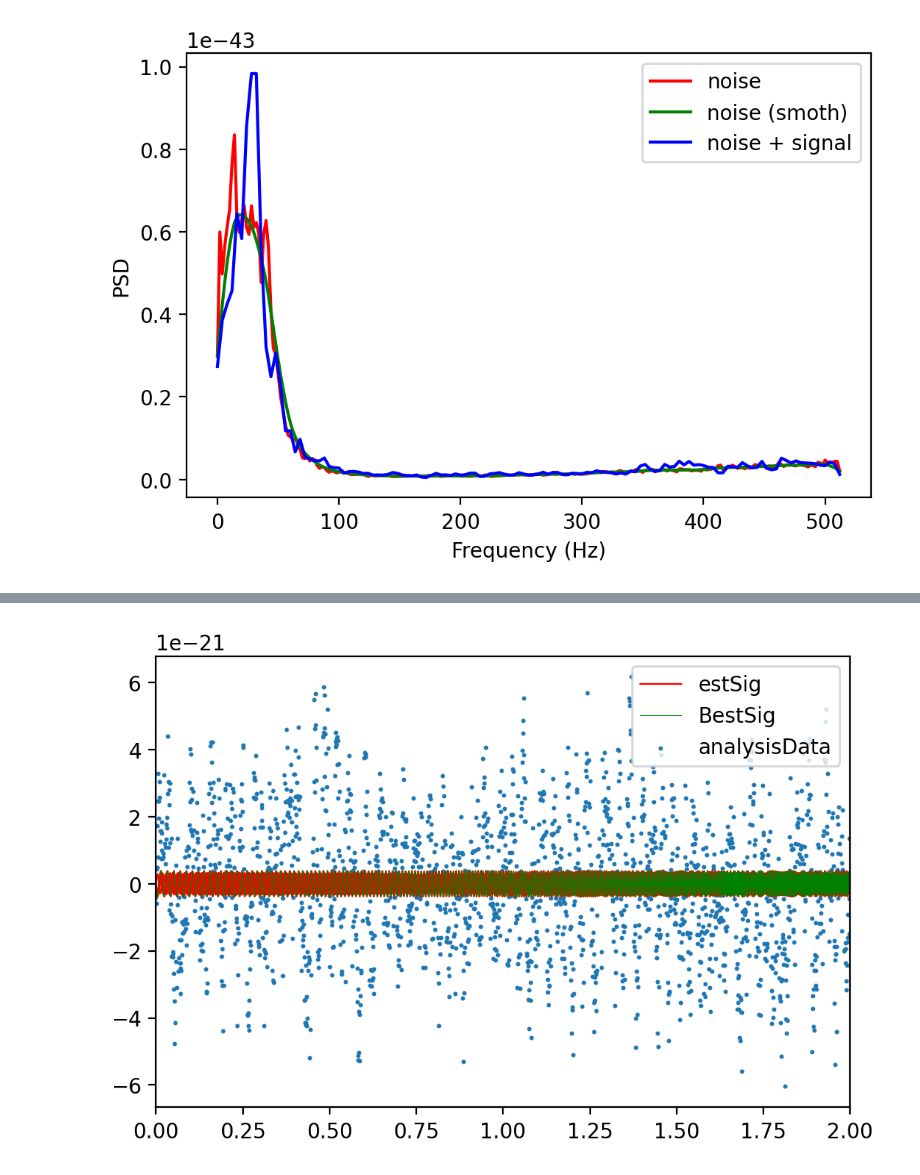
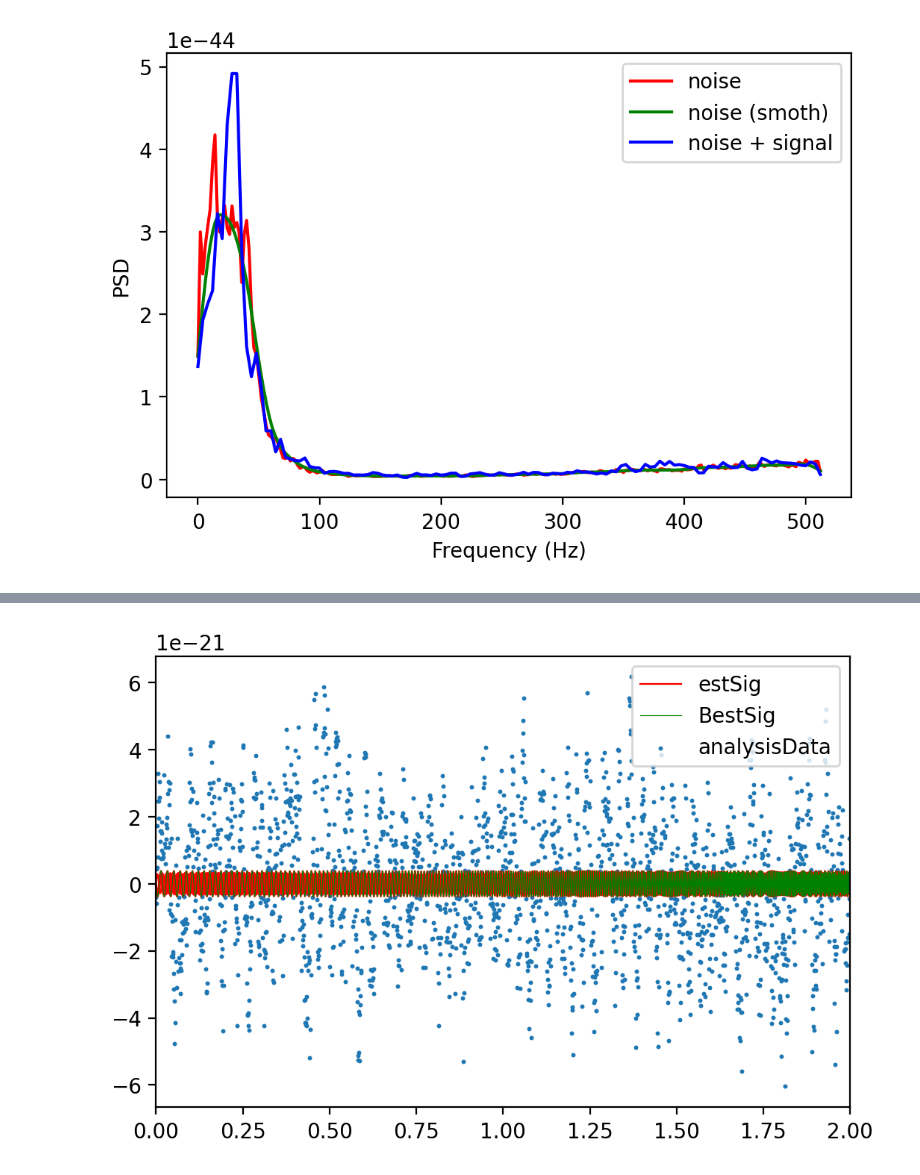
Before and after one commit to guoxiaowhu/GWSC22_NAOC, a Jupyter notebook: Xiao_Guo/topic6/demo-TF.ipynb, the cells around one changed output, grey strips where cells are left out. Saved outputs shown, nothing was run; the diff lists cells and outputs as text; code cells hidden in the pictures.

```diff
--- a/Xiao_Guo/topic6/demo-TF.ipynb
+++ b/Xiao_Guo/topic6/demo-TF.ipynb
@@ -30,10 +30,11 @@ T = nSamples/Fs
 df = 1/T
 Nyq = Fs/2 # Nyquist frequency
 f = np.arange(0, Nyq+df, df) # Not used...(Herb)
-[f, pxx] = welch(TrainingData['trainData'][0], fs=Fs,
+[f, pxx1] = welch(TrainingData['trainData'][0], fs=Fs,
                  window='hamming', nperseg=Fs/2,
                  noverlap=None, nfft=None,
                  detrend=False)
+pxx=pxx1/2
 # Why 'detrend=False'?
 # See https://github.com/scipy/scipy/issues/8045#issuecomment-337319294
 # or https://iphysresearch.github.io/blog/post/signal_processing/spectral_analysis_scipy/
@@ -49,20 +50,21 @@ psdPosFreq = interp1d(f,pxxSmth)(posFreq)
 # %%
 # Plot PSDs for the noise and noise + signal.
 plt.figure(dpi=200)
 plt.plot(f,pxx,'r', label='noise')
 plt.plot(f,pxxSmth,'g', label='noise (smoth)')
-[f, pxxY] = welch(dataY, fs=Fs,
+[f, pxxY1] = welch(dataY, fs=Fs,
                  window='hamming', nperseg=256,
                  noverlap=None, nfft=None,
                  detrend=False)
+pxxY=pxxY1/2
 plt.plot(f,pxxY,'b',label='noise + signal')
 plt.xlabel('Frequency (Hz)')
 plt.ylabel('PSD')
 plt.legend()
 plt.savefig('output_psdTF.png', dpi=200)
 plt.show()
 # %% [output]
-[figure, old version]
+[figure, new version]
 # %%
 # Number of independent PSO runs
 nRuns = 8
```
Also changed, not shown: parts of 2 cells of this notebook, 3 other files.
